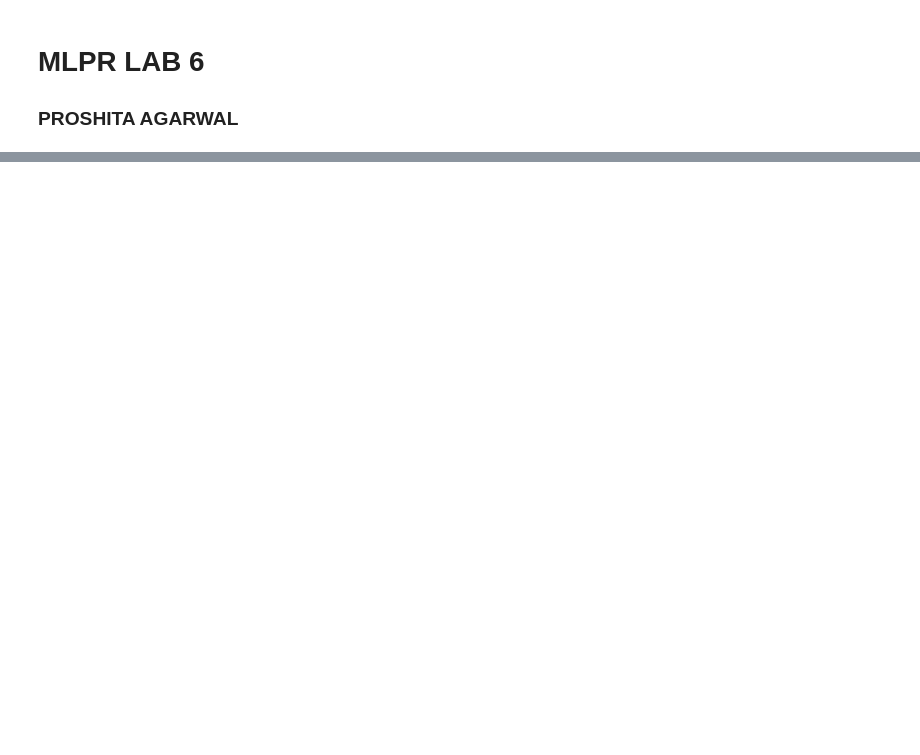
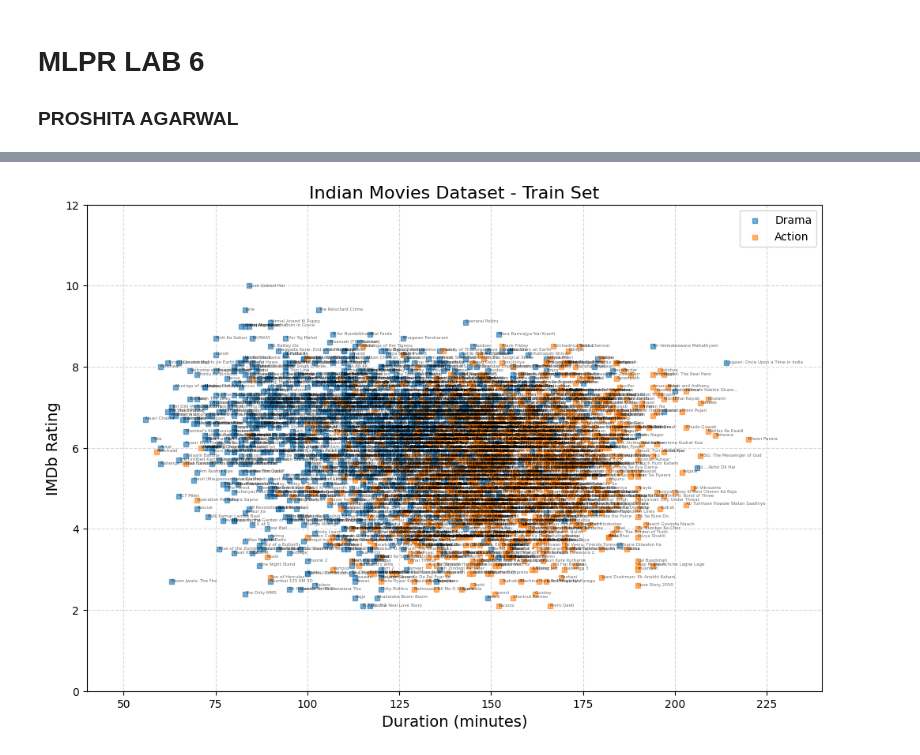
Before and after one commit to proshita-a/Machine-Learning-and-Pattern-Recognition, a Jupyter notebook: Lab6.ipynb, the cells around one changed output, grey strips where cells are left out. Cells and saved outputs as stored; diff of their text form; code cells hidden in the pictures; blank space fills up the shorter version.

```diff
--- a/Lab6.ipynb
+++ b/Lab6.ipynb
@@ -6,9 +6,10 @@ import pandas as pd
 import matplotlib.pyplot as plt
 import numpy as np
 # %%
-train = pd.read_csv('tblTrain')
-test = pd.read_csv('tblTest')
+train = pd.read_csv('tblTrain.csv')
+test = pd.read_csv('tblTest.csv')
 
 print(train)
 print()
+print(test)
 # %% [output]
@@ -15,0 +33,39 @@ FileNotFoundError: [Errno 2] No such file or directory: 'tblTrain'
+# %%
+plt.figure(figsize=(12,8))
+
+train_action = train[train["Genre"] == 'Action'] #to filter the training dataset to include only rows where the "Genre" column has the value 'Action'
+train_drama = train[train["Genre"] == 'Drama'] #to filter the training dataset to include only rows where the "Genre" column has the value 'Drama'
+
+plt.scatter(train_drama["Duration"], # x-axis values for Drama movies
+            train_drama["Rating"], # y-axis values for Drama movies
+            marker='s', # specifies that the markers should be square-shaped
+            s=15, # controls the size of the markers
+            alpha=0.6, # controls the transparency of the markers
+            label="Drama")
+
+plt.scatter(train_action["Duration"],
+            train_action["Rating"],
+            marker='s',
+            s=15,
+            alpha=0.6,
+            label="Action")
+
+for i in range(len(train)):
+    plt.text(train["Duration"].iloc[i], # .iloc[i] selects the value from the i-th row using integer-based indexing
+             train["Rating"].iloc[i],
+             train["Name"].iloc[i],
+             fontsize=4,
+             alpha=0.6)
+
+# Labels and title
+plt.xlabel("Duration (minutes)", fontsize=14)
+plt.ylabel("IMDb Rating", fontsize=14)
+plt.title("Indian Movies Dataset - Train Set", fontsize=16)
+plt.xlim(40, 240) #to set the limits of the x axis
+plt.ylim(0, 12) #to set the limits of the y axis
+plt.grid(True, linestyle='--', alpha=0.5)
+plt.legend()
+plt.savefig("train_dataset_plot.png", dpi=300) # to save the plot as a PNG file with a resolution of 300 dots per inch (DPI)
+plt.show()
+# %% [output]
+[figure, added]
```
Also changed, not shown: parts of 7 cells of this notebook.
